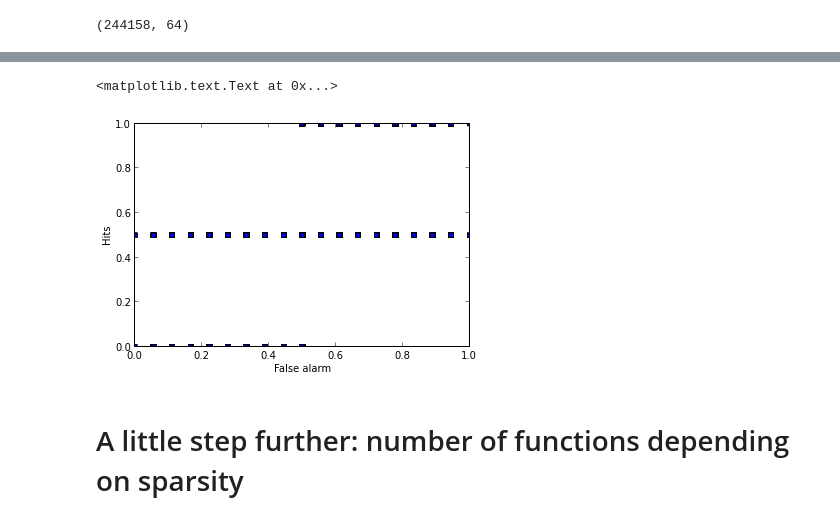
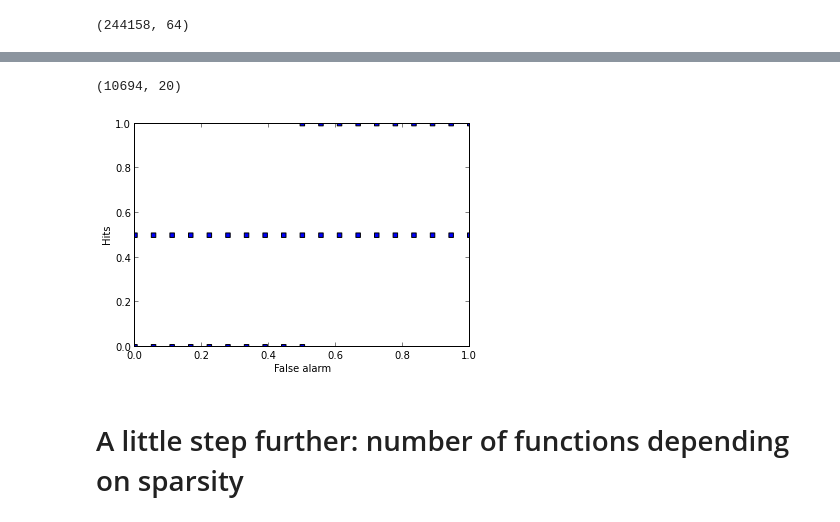
Before and after one commit to NeuroArchive/IEEE2013, a Jupyter notebook: IEEE2013.ipynb, the cells around one changed output, grey strips where cells are left out. Saved outputs shown, nothing was run; the diff lists cells and outputs as text; code cells hidden in the pictures.

```diff
--- a/IEEE2013.ipynb
+++ b/IEEE2013.ipynb
@@ -256,3 +243,11 @@ The final step is to select a subset a inputs for certain vectors. The simplest
 # Study for vectors of size 6
 # %% [markdown]
 In the previous section we have shown that we can work with set of vectors of size six with reliable result. Now we want to generate the complete set of positive threshold functions (not only representative). It can take much longer to generate than the set of representative function due to the combinatorial explosion. Indeed there are around 5 millions parameter set to explore. This is not a tractable way of generating all the functions.
+# %%
+%run func.py
+possible_set = PossibleSetTlu()
+possible_set.order = False
+possible_set.n = 6
+possible_set.w_max = 9
+possible_set.t_max = 18
+len(possible_set.functions)
@@ -293,24 +312,27 @@ ax.set_ylabel('Hits')
 # %%
-selection = select_subset(possible_set.ipt,3)
+selection = select_subset(6, 3)
 u_sub_f, u_f = select_function(selection, u_functions)
+print u_sub_f.shape
+# %% [output]
+(10694, 20)
 # %%
 FBP = generating_fbp(6, 3)
 couples = []
 for f in u_sub_f:
     couples.append(signal_theory_analysis(FBP, f))
-unique(couples)
+couples = unique(couples)
 couples = np.array(couples)
 
 fig = plt.figure()
 ax = fig.add_subplot(1,1,1)
 plt.scatter(couples[:,0], couples[:,1], marker='s')
 ax.set_xlim(0,1)
 ax.set_ylim(0,1)
 ax.set_xlabel('False alarm')
 ax.set_ylabel('Hits')
+plt.savefig('temp_fig.svg', transparent=True)
 # %% [output]
-<matplotlib.text.Text at 0x...>
-[figure, old version]
+[figure, new version]
 # %% [markdown]
 # A little step further: number of functions depending on sparsity
 # %% [markdown]
```
Also changed, not shown: parts of 7 cells of this notebook, 1 other file.
